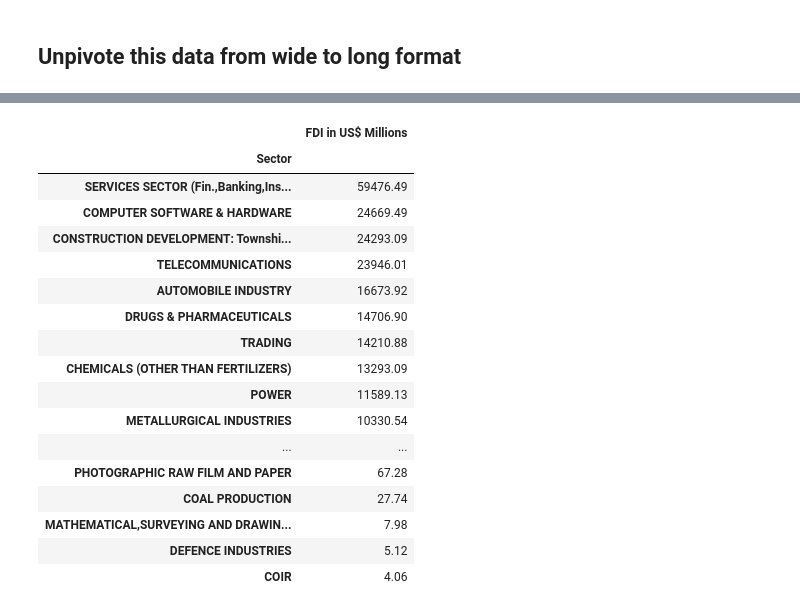
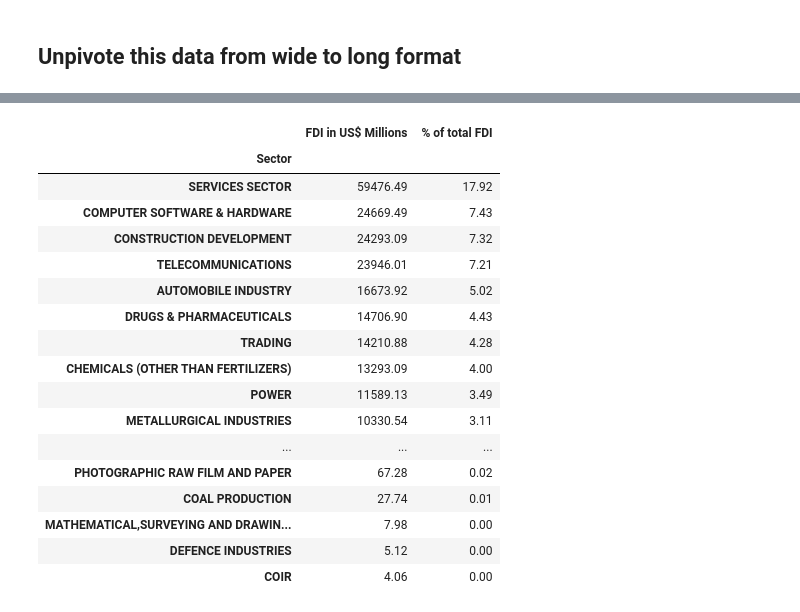
Before and after one commit to praffs18/Data-Analysis-on-FDI-Data, a Jupyter notebook: Data_Analysis_on_FDI_dataset.ipynb, the cells around one changed output, grey strips where cells are left out. Saved outputs shown, nothing was run; the diff lists cells and outputs as text; code cells hidden in the pictures.

```diff
--- a/Data_Analysis_on_FDI_dataset.ipynb
+++ b/Data_Analysis_on_FDI_dataset.ipynb
@@ -191,29 +199,36 @@ sorted.groupby('Sector').describe().round(2)
 | TIMBER PRODUCTS | 17.0 | 9.28 | 14.76 | 0.00 | 0.07 | 1.58 | 10.23 | 53.17 |
 | TRADING | 17.0 | 835.93 | 1118.50 | 11.49 | 38.13 | 498.04 | 737.95 | 3845.32 |
 | VEGETABLE OILS AND VANASPATI | 17.0 | 41.03 | 45.65 | 0.00 | 1.69 | 21.55 | 65.02 | 148.34 |
+# %%
+# Rename sectors
+sorted = sorted.replace(["CONSTRUCTION DEVELOPMENT: Townships, housing, built-up infrastructure and construction-development projects"
+                              ,"SERVICES SECTOR (Fin.,Banking,Insurance,Non Fin/Business,Outsourcing,R&D,Courier,Tech. Testing and Analysis, Other)"
+                              ,'TEA AND COFFEE (PROCESSING & WAREHOUSING COFFEE & RUBBER)']
+                             ,["CONSTRUCTION DEVELOPMENT","SERVICES SECTOR",'TEA AND COFFEE'])
 # %%
 # Lets check the sector wise total FDI from 2000-17
 total_fdi_sector = sorted.groupby('Sector').sum().sort_values(by = 'FDI in US$ Millions',ascending = False)
+total_fdi_sector['% of total FDI'] = round(total_fdi_sector*100/total_fdi_sector.sum(),2)
 total_fdi_sector
 # %% [output]
-|  | FDI in US$ Millions |
-| Sector |  |
-| SERVICES SECTOR (Fin.,Banking,Ins... | 59476.49 |
-| COMPUTER SOFTWARE & HARDWARE | 24669.49 |
-| CONSTRUCTION DEVELOPMENT: Townshi... | 24293.09 |
-| TELECOMMUNICATIONS | 23946.01 |
-| AUTOMOBILE INDUSTRY | 16673.92 |
-| DRUGS & PHARMACEUTICALS | 14706.90 |
-| TRADING | 14210.88 |
-| CHEMICALS (OTHER THAN FERTILIZERS) | 13293.09 |
-| POWER | 11589.13 |
-| METALLURGICAL INDUSTRIES | 10330.54 |
-| ... | ... |
-| PHOTOGRAPHIC RAW FILM AND PAPER | 67.28 |
-| COAL PRODUCTION | 27.74 |
-| MATHEMATICAL,SURVEYING AND DRAWIN... | 7.98 |
-| DEFENCE INDUSTRIES | 5.12 |
-| COIR | 4.06 |
+|  | FDI in US$ Millions | % of total FDI |
+| Sector |  |  |
+| SERVICES SECTOR | 59476.49 | 17.92 |
+| COMPUTER SOFTWARE & HARDWARE | 24669.49 | 7.43 |
+| CONSTRUCTION DEVELOPMENT | 24293.09 | 7.32 |
+| TELECOMMUNICATIONS | 23946.01 | 7.21 |
+| AUTOMOBILE INDUSTRY | 16673.92 | 5.02 |
+| DRUGS & PHARMACEUTICALS | 14706.90 | 4.43 |
+| TRADING | 14210.88 | 4.28 |
+| CHEMICALS (OTHER THAN FERTILIZERS) | 13293.09 | 4.00 |
+| POWER | 11589.13 | 3.49 |
+| METALLURGICAL INDUSTRIES | 10330.54 | 3.11 |
+| ... | ... | ... |
+| PHOTOGRAPHIC RAW FILM AND PAPER | 67.28 | 0.02 |
+| COAL PRODUCTION | 27.74 | 0.01 |
+| MATHEMATICAL,SURVEYING AND DRAWIN... | 7.98 | 0.00 |
+| DEFENCE INDUSTRIES | 5.12 | 0.00 |
+| COIR | 4.06 | 0.00 |
 # %%
 # Visualisation of sectorwise total FDI
 plt.figure(figsize=(8,30))
```
Also changed, not shown: parts of 14 cells of this notebook.
